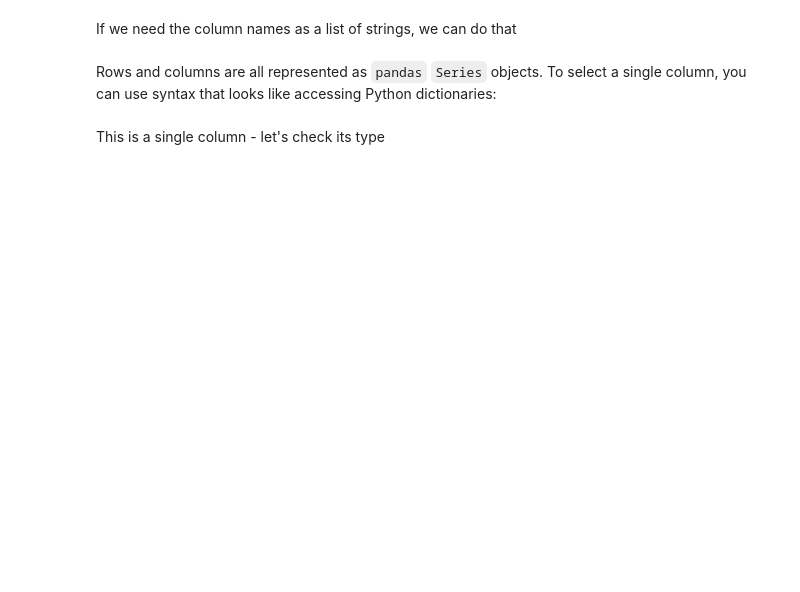
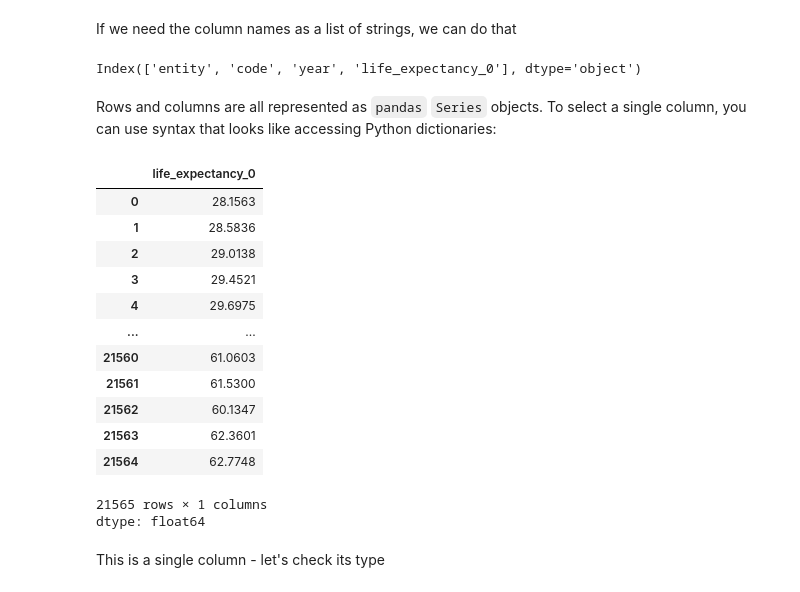
Before and after one commit to Ch3ddarr/intro-to-eda-and-pandas, a Jupyter notebook: 02-intro-to-pandas/02-intro-to-pandas.ipynb, the cells around one changed output. Drawn from its saved outputs; the diff is of its cells as text; code cells hidden in the pictures; blank space fills up the shorter version.

```diff
--- a/02-intro-to-pandas/02-intro-to-pandas.ipynb
+++ b/02-intro-to-pandas/02-intro-to-pandas.ipynb
@@ -65,6 +120,27 @@ What kind of columns do we have?
 # %% [markdown]
 If we need the column names as a list of strings, we can do that
+# %%
+df.columns
+# %% [output]
+Index(['entity', 'code', 'year', 'life_expectancy_0'], dtype='object')
 # %% [markdown]
 Rows and columns are all represented as `pandas` `Series` objects. To select a single column, you can use syntax that looks like accessing Python dictionaries:
+# %%
+df['life_expectancy_0']
+# %% [output]
+|  | life_expectancy_0 |
+| 0 | 28.1563 |
+| 1 | 28.5836 |
+| 2 | 29.0138 |
+| 3 | 29.4521 |
+| 4 | 29.6975 |
+| ... | ... |
+| 21560 | 61.0603 |
+| 21561 | 61.5300 |
+| 21562 | 60.1347 |
+| 21563 | 62.3601 |
+| 21564 | 62.7748 |
+21565 rows × 1 columns
+dtype: float64
 # %% [markdown]
 This is a single column - let's check its type
```
Also changed, not shown: parts of 13 cells of this notebook.
